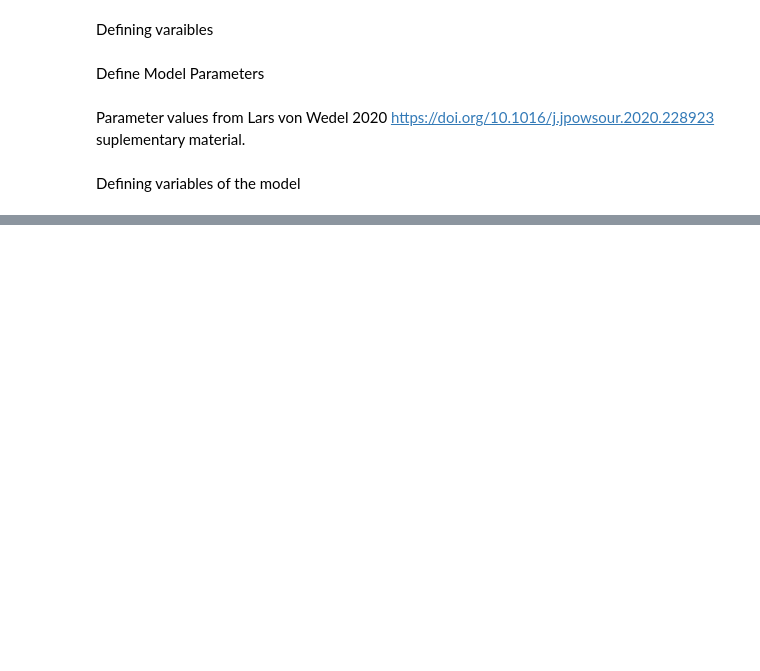
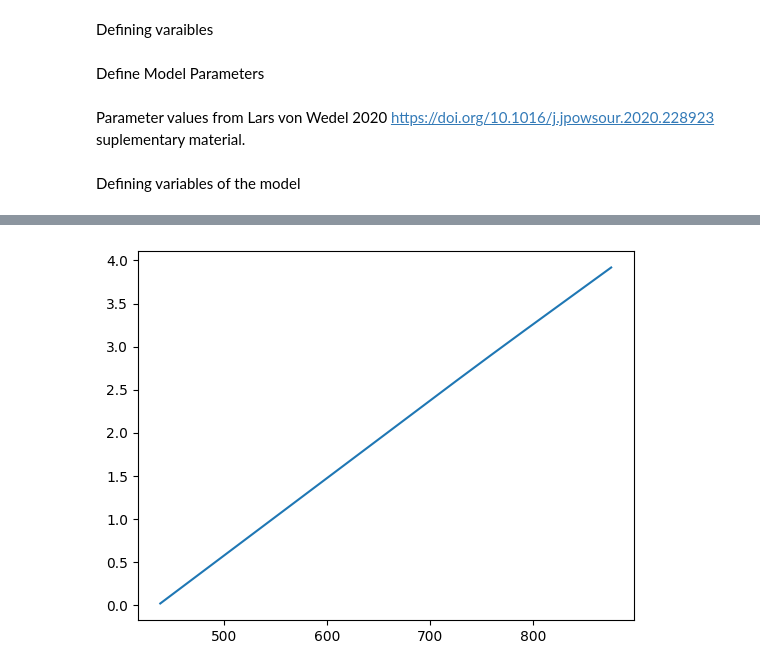
Before and after one commit to brosaplanella/formation, a Jupyter notebook: Lars_von2020.ipynb, the cells around one changed output, grey strips where cells are left out. Cells and saved outputs as stored; diff of their text form; code cells hidden in the pictures; blank space fills up the shorter version.

```diff
--- a/Lars_von2020.ipynb
+++ b/Lars_von2020.ipynb
@@ -235,0 +323,7 @@ array([1000.        ,  990.91291209,  981.82582418,  972.73873628,
+# %%
+cc = sol2["concentration [mol.m-3]"].entries
+LL = sol2["Thickness of SEI [m]"].entries
+plt.plot(tt, cc)
+plt.show()
+# %% [output]
+[figure, added]
```
Also changed, not shown: parts of 16 cells of this notebook, 2 other files.
